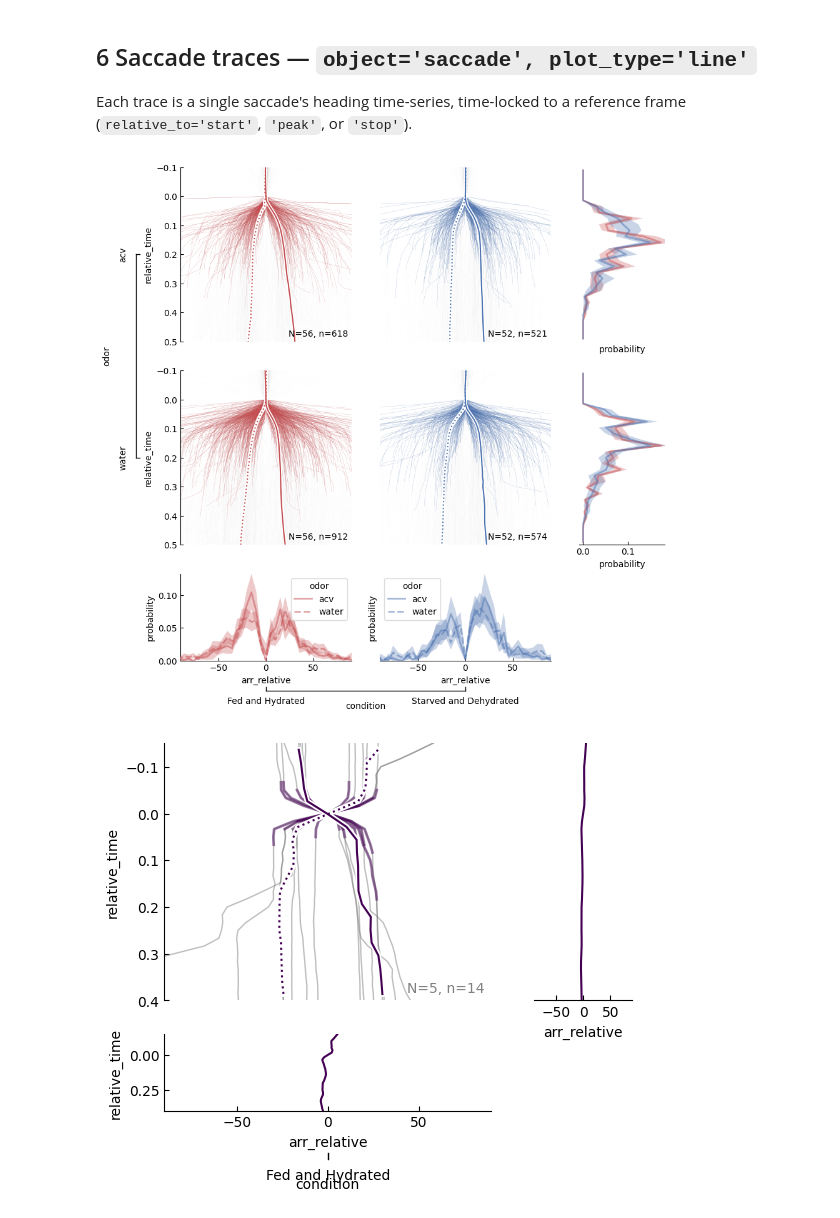
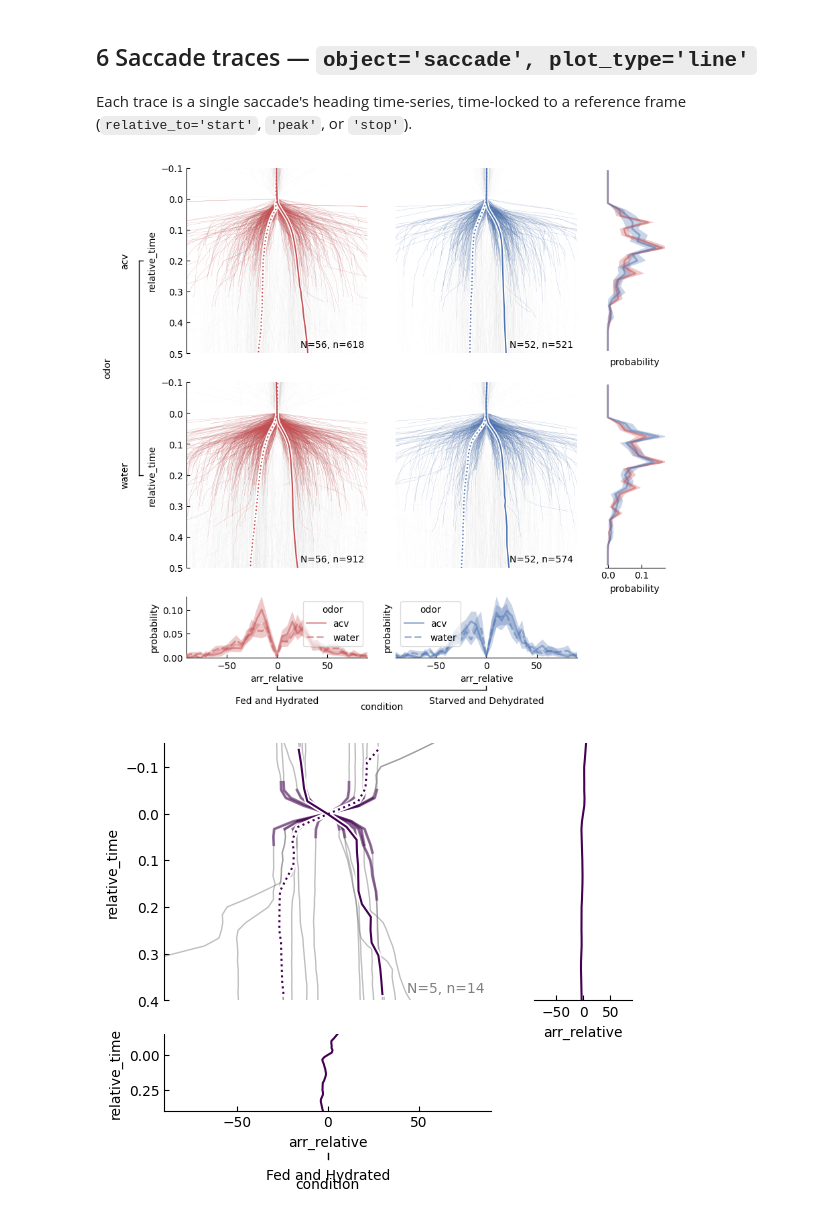
Before and after one commit to jpcurrea/magno_tracker, a Jupyter notebook: notebooks/tutorial_plot.ipynb, the cells around one changed output. Drawn from its saved outputs; the diff is of its cells as text; code cells hidden in the pictures.

Commit message:
fine tune the compare means plot-type
Co-authored-by: Copilot <copilot@github.com>

```diff
--- a/notebooks/tutorial_plot.ipynb
+++ b/notebooks/tutorial_plot.ipynb
@@ -225,38 +226,39 @@ from magno_tracker.tracking import *
 
 # Saccade traces with per-fly pdf margins.
 #
 # groupby='fly_id'      → thin lines = one per-fly MEAN trace (2 per fly when
 #                          split_by_sign=True: positive and negative averaged
 #                          separately within each fly).
 # groupby=None          → thin lines = one per individual saccade (default).
 #
 # margin_groupby='fly_id' → pdf margin: pool saccades per fly → one normalised
 #                            histogram per fly → mean ± CI across flies.
 # margin_groupby=None     → pdf margin: pool saccades per trial object (default).
 #
 # The two params are independent: e.g. groupby=None + margin_groupby='fly_id'
 # shows every raw saccade as a thin line but computes the marginal pdf per fly.
 exp.plot('arr_relative', 'relative_time',
          object='saccade', plot_type='line',
          col_var='condition', row_var='odor',
          col_cmap=[red, blue], row_cmap=None,
          subset={'texture': 'stripes'},
          bottom_margin='pdf',
          right_margin='pdf',
          rad2deg=True,
          ylim=(.5, -.1),
          xlim=(-90, 90),
          probability=True,
          relative_to='start',
          show_n=True,
-         groupby='fly_id',          # thin lines = per-fly mean traces
+         groupby=None,          # thin lines = per-fly mean traces
+         agg_func=np.nanmean,
          margin_groupby='fly_id',   # pdf margin groups saccades by fly
-         scale=2, plot_kwargs={'alpha': .05, 'lw': 0.1, 'split_by_sign': True},
-         right_margin_bins=np.linspace(-.10, .50, 30), right_margin_ratio=.5,
-         bottom_margin_bins=np.linspace(-180, 180, 72), bottom_margin_ratio=.5)
+         scale=2, plot_kwargs={'alpha': .1, 'lw': 0.1, 'split_by_sign': True},
+         right_margin_bins=np.linspace(-.10, .50, 30), right_margin_ratio=.33,
+         bottom_margin_bins=np.linspace(-180, 180, 72), bottom_margin_ratio=.33)
 plt.show()
 # %% [output]
-[figure, old version]
+[figure, new version]
 # %%
 # Aligned to peak, converted to degrees, with binned mean and sign split
 exp.plot('arr_relative', 'relative_time',
```
Also changed, not shown: parts of 3 cells of this notebook, 3 other files.
